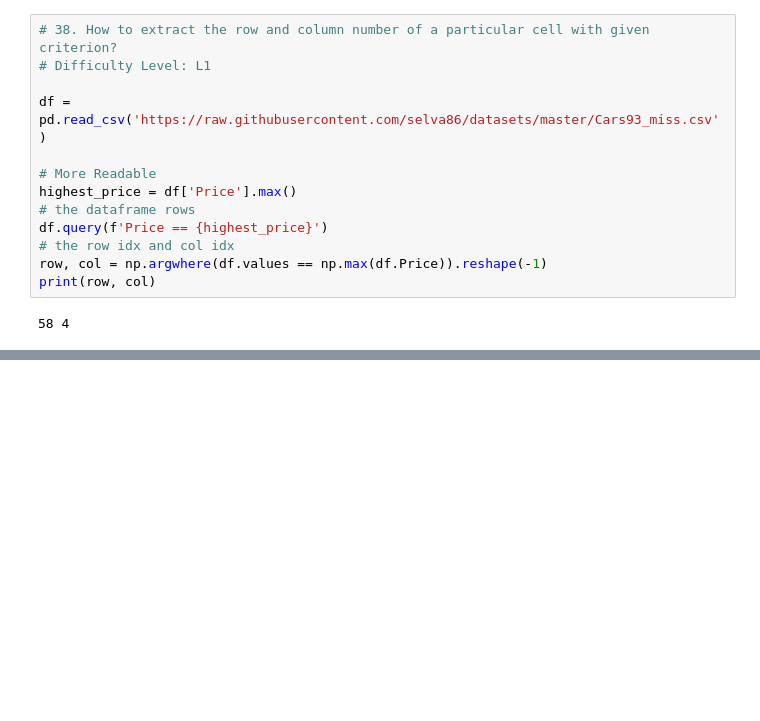
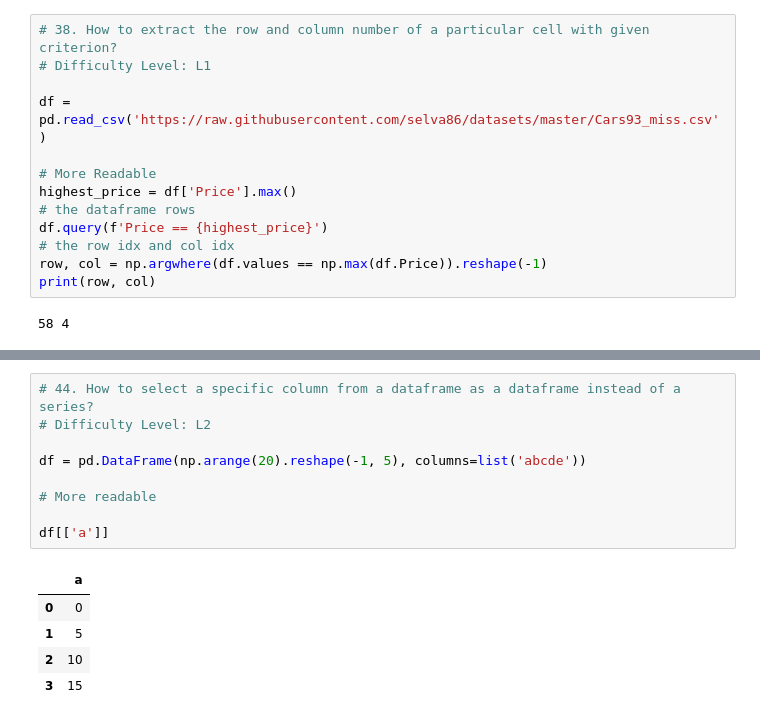
Before and after one commit to YLTsai0609/pandas_101, a Jupyter notebook: notebook.ipynb, the cells around one changed output, grey strips where cells are left out. Drawn from its saved outputs; the diff is of its cells as text; blank space fills up the shorter version.

```diff
--- a/notebook.ipynb
+++ b/notebook.ipynb
@@ -720,0 +775,15 @@ print(row, col)
+# %%
+# 44. How to select a specific column from a dataframe as a dataframe instead of a series?
+# Difficulty Level: L2
+
+df = pd.DataFrame(np.arange(20).reshape(-1, 5), columns=list('abcde'))
+
+# More readable
+
+df[['a']]
+# %% [output]
+|  | a |
+| 0 | 0 |
+| 1 | 5 |
+| 2 | 10 |
+| 3 | 15 |
```
Also changed, not shown: parts of 20 cells of this notebook, 1 other file.
